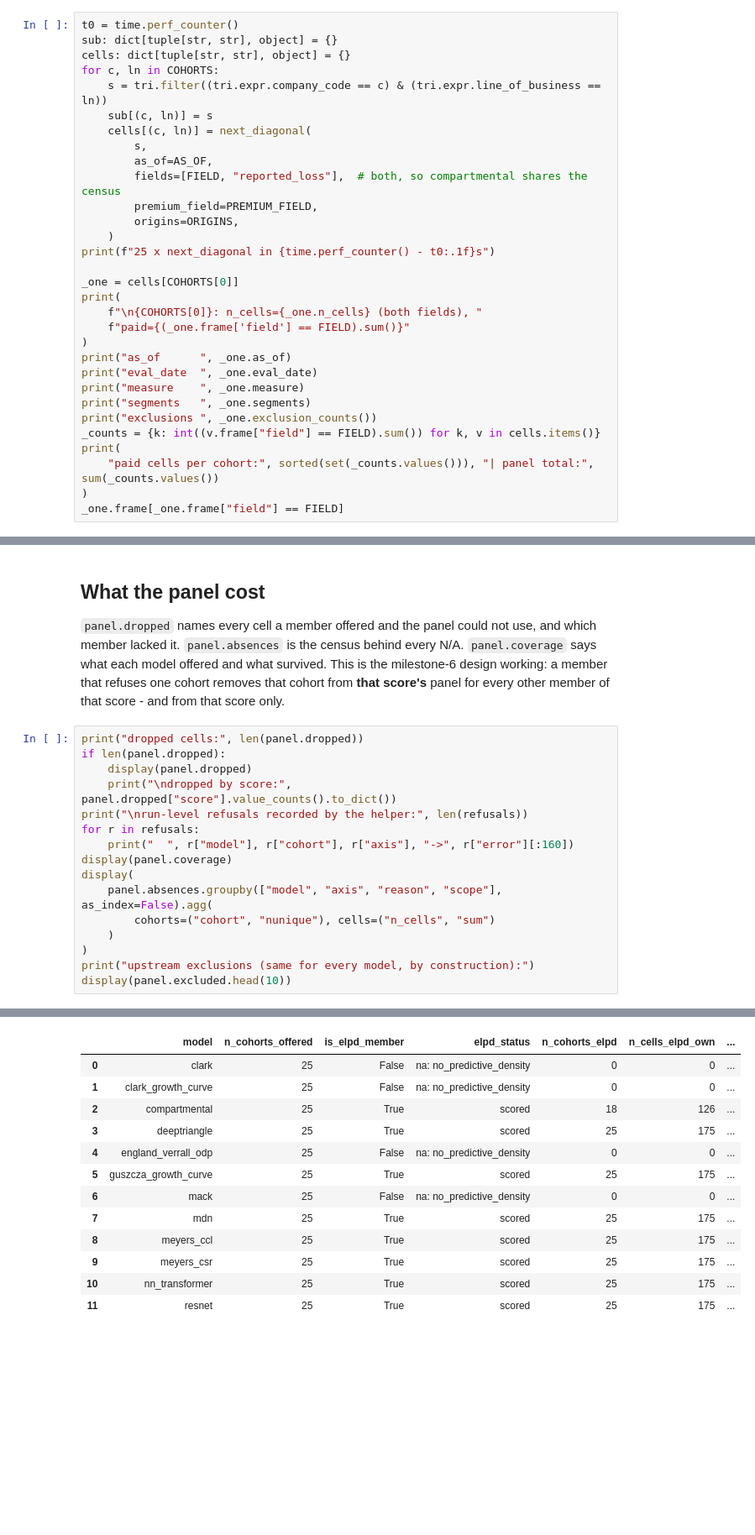
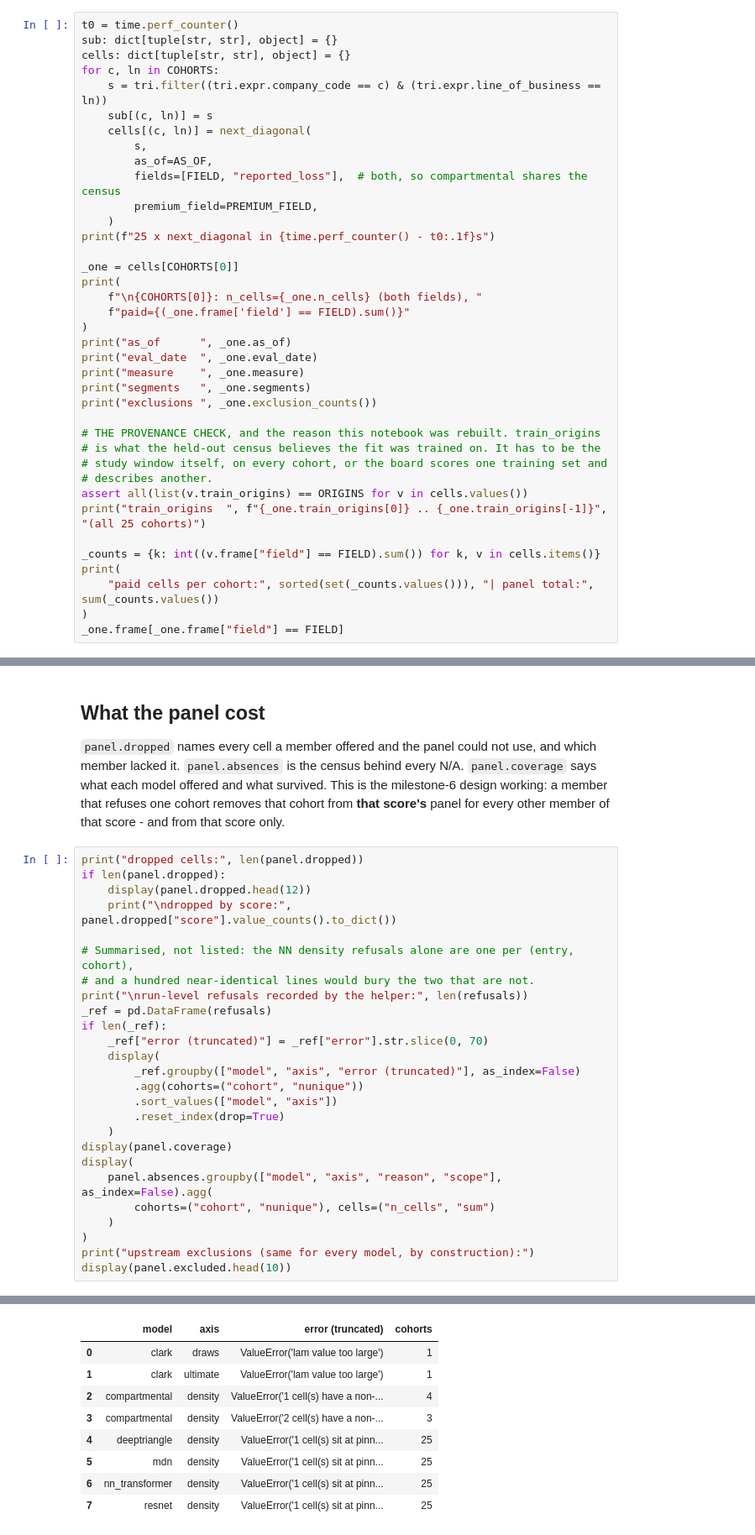
Before and after one commit to EKtheSage/ibnr, a Jupyter notebook: analysis/03_gallery_api_comparison.ipynb, the cells around one changed output, grey strips where cells are left out. Shown at 84% size. Drawn from its saved outputs; the diff is of its cells as text; blank space fills up the shorter version.

```diff
--- a/analysis/03_gallery_api_comparison.ipynb
+++ b/analysis/03_gallery_api_comparison.ipynb
@@ -331,7 +362,6 @@ for c, ln in COHORTS:
         as_of=AS_OF,
         fields=[FIELD, "reported_loss"],  # both, so compartmental shares the census
         premium_field=PREMIUM_FIELD,
-        origins=ORIGINS,
     )
 print(f"25 x next_diagonal in {time.perf_counter() - t0:.1f}s")
 
@@ -345,6 +375,14 @@ print("eval_date  ", _one.eval_date)
 print("measure    ", _one.measure)
 print("segments   ", _one.segments)
 print("exclusions ", _one.exclusion_counts())
+
+# THE PROVENANCE CHECK, and the reason this notebook was rebuilt. train_origins
+# is what the held-out census believes the fit was trained on. It has to be the
+# study window itself, on every cohort, or the board scores one training set and
+# describes another.
+assert all(list(v.train_origins) == ORIGINS for v in cells.values())
+print("train_origins  ", f"{_one.train_origins[0]} .. {_one.train_origins[-1]}", "(all 25 cohorts)")
+
 _counts = {k: int((v.frame["field"] == FIELD).sum()) for k, v in cells.items()}
 print(
     "paid cells per cohort:", sorted(set(_counts.values())), "| panel total:", sum(_counts.values())
@@ -889,11 +959,21 @@ other member of that score - and from that score only.
 # %%
 print("dropped cells:", len(panel.dropped))
 if len(panel.dropped):
-    display(panel.dropped)
+    display(panel.dropped.head(12))
     print("\ndropped by score:", panel.dropped["score"].value_counts().to_dict())
+
+# Summarised, not listed: the NN density refusals alone are one per (entry, cohort),
+# and a hundred near-identical lines would bury the two that are not.
 print("\nrun-level refusals recorded by the helper:", len(refusals))
-for r in refusals:
-    print("  ", r["model"], r["cohort"], r["axis"], "->", r["error"][:160])
+_ref = pd.DataFrame(refusals)
+if len(_ref):
+    _ref["error (truncated)"] = _ref["error"].str.slice(0, 70)
+    display(
+        _ref.groupby(["model", "axis", "error (truncated)"], as_index=False)
+        .agg(cohorts=("cohort", "nunique"))
+        .sort_values(["model", "axis"])
+        .reset_index(drop=True)
+    )
 display(panel.coverage)
 display(
     panel.absences.groupby(["model", "axis", "reason", "scope"], as_index=False).agg(
@@ -936,13 +1003,9 @@ run-level refusals recorded by the helper: 9
-|  | model | n_cohorts_offered | is_elpd_member | elpd_status | n_cohorts_elpd | n_cells_elpd_own | ... |
-| 0 | clark | 25 | False | na: no_predictive_density | 0 | 0 | ... |
-| 1 | clark_growth_curve | 25 | False | na: no_predictive_density | 0 | 0 | ... |
-| 2 | compartmental | 25 | True | scored | 18 | 126 | ... |
-| 3 | deeptriangle | 25 | True | scored | 25 | 175 | ... |
-| 4 | england_verrall_odp | 25 | False | na: no_predictive_density | 0 | 0 | ... |
-| 5 | guszcza_growth_curve | 25 | True | scored | 25 | 175 | ... |
-| 6 | mack | 25 | False | na: no_predictive_density | 0 | 0 | ... |
-| 7 | mdn | 25 | True | scored | 25 | 175 | ... |
-| 8 | meyers_ccl | 25 | True | scored | 25 | 175 | ... |
-| 9 | meyers_csr | 25 | True | scored | 25 | 175 | ... |
-| 10 | nn_transformer | 25 | True | scored | 25 | 175 | ... |
-| 11 | resnet | 25 | True | scored | 25 | 175 | ... |
+|  | model | axis | error (truncated) | cohorts |
+| 0 | clark | draws | ValueError('lam value too large') | 1 |
+| 1 | clark | ultimate | ValueError('lam value too large') | 1 |
+| 2 | compartmental | density | ValueError('1 cell(s) have a non-... | 4 |
+| 3 | compartmental | density | ValueError('2 cell(s) have a non-... | 3 |
+| 4 | deeptriangle | density | ValueError('1 cell(s) sit at pinn... | 25 |
+| 5 | mdn | density | ValueError('1 cell(s) sit at pinn... | 25 |
+| 6 | nn_transformer | density | ValueError('1 cell(s) sit at pinn... | 25 |
+| 7 | resnet | density | ValueError('1 cell(s) sit at pinn... | 25 |
```
Also changed, not shown: parts of 34 cells of this notebook, 1 other file.
